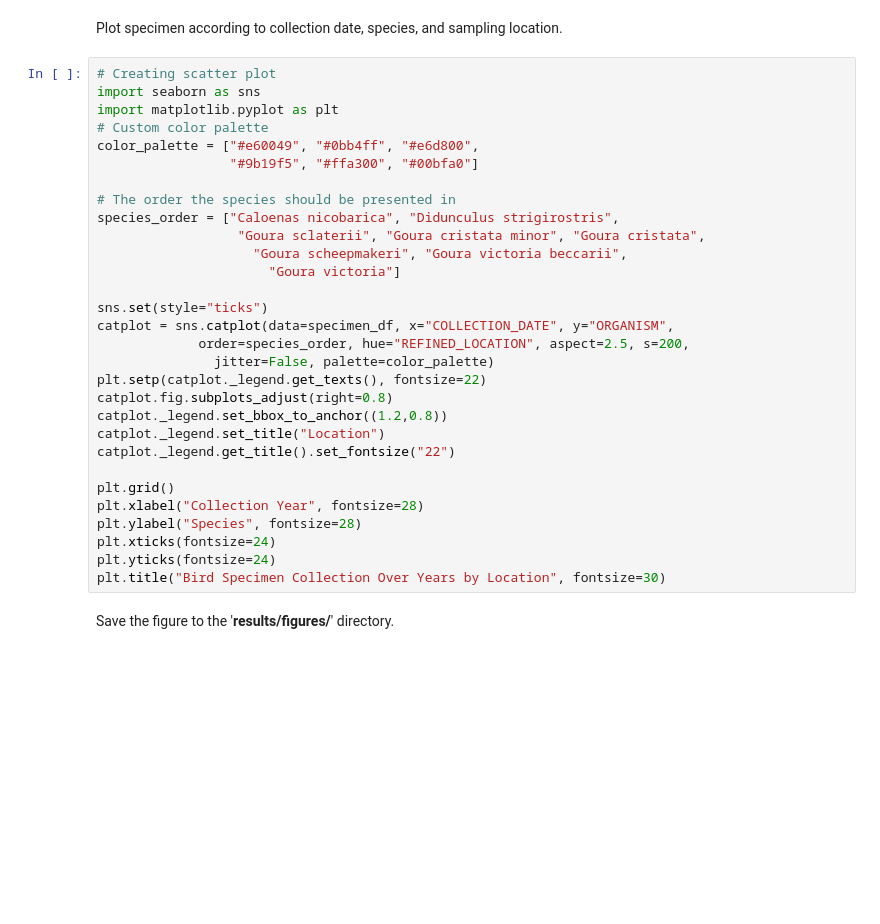
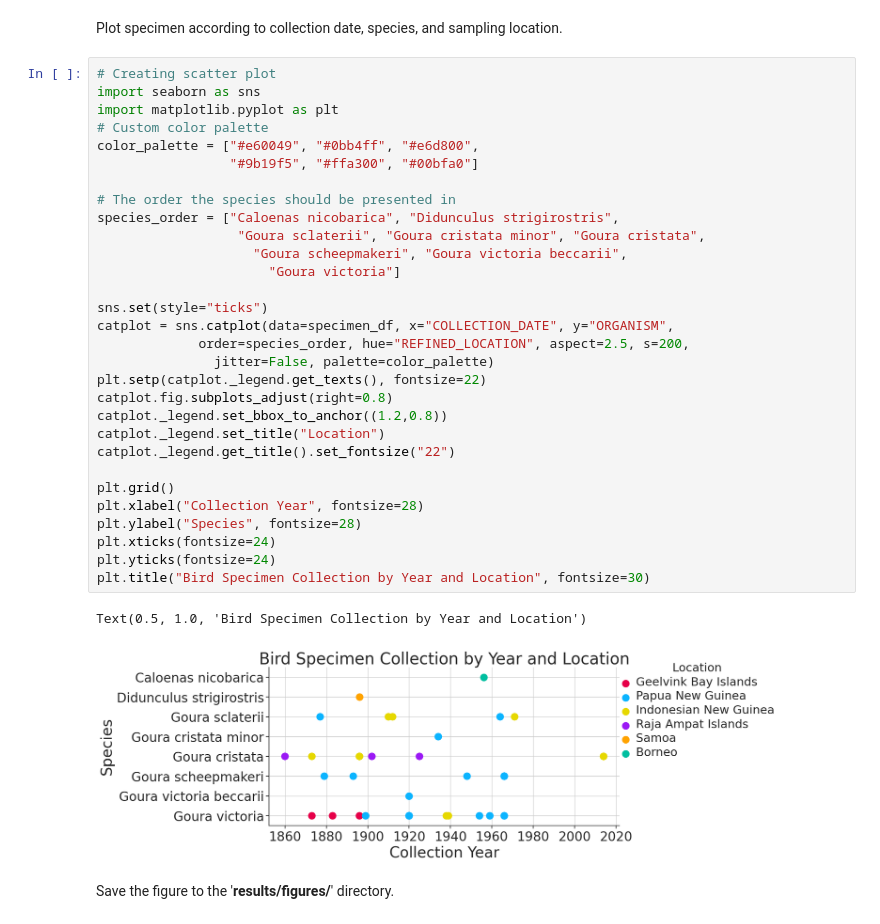
Before and after one commit to ljdnielsen/pigeon_conservation, a Jupyter notebook: src/analysis/metadata_plot.ipynb, the cells around one changed output. Cells and saved outputs as stored; diff of their text form; blank space fills up the shorter version.

Commit message:
Updated figure header

```diff
--- a/src/analysis/metadata_plot.ipynb
+++ b/src/analysis/metadata_plot.ipynb
@@ -85,33 +99,36 @@ Plot specimen according to collection date, species, and sampling location.
 # %%
 # Creating scatter plot
 import seaborn as sns
 import matplotlib.pyplot as plt
 # Custom color palette
 color_palette = ["#e60049", "#0bb4ff", "#e6d800",
                  "#9b19f5", "#ffa300", "#00bfa0"]
 
 # The order the species should be presented in
 species_order = ["Caloenas nicobarica", "Didunculus strigirostris",
                   "Goura sclaterii", "Goura cristata minor", "Goura cristata",
                     "Goura scheepmakeri", "Goura victoria beccarii",
                       "Goura victoria"]
 
 sns.set(style="ticks")
 catplot = sns.catplot(data=specimen_df, x="COLLECTION_DATE", y="ORGANISM",
              order=species_order, hue="REFINED_LOCATION", aspect=2.5, s=200,
                jitter=False, palette=color_palette)
 plt.setp(catplot._legend.get_texts(), fontsize=22)
 catplot.fig.subplots_adjust(right=0.8)
 catplot._legend.set_bbox_to_anchor((1.2,0.8))
 catplot._legend.set_title("Location")
 catplot._legend.get_title().set_fontsize("22")
 
 plt.grid()
 plt.xlabel("Collection Year", fontsize=28)
 plt.ylabel("Species", fontsize=28)
 plt.xticks(fontsize=24)
 plt.yticks(fontsize=24)
-plt.title("Bird Specimen Collection Over Years by Location", fontsize=30)
+plt.title("Bird Specimen Collection by Year and Location", fontsize=30)
+# %% [output]
+Text(0.5, 1.0, 'Bird Specimen Collection by Year and Location')
+[figure, added]
 # %% [markdown]
 Save the figure to the '__results/figures/__' directory.
 # %%
```
Also changed, not shown: parts of 2 cells of this notebook, 4 other files.
